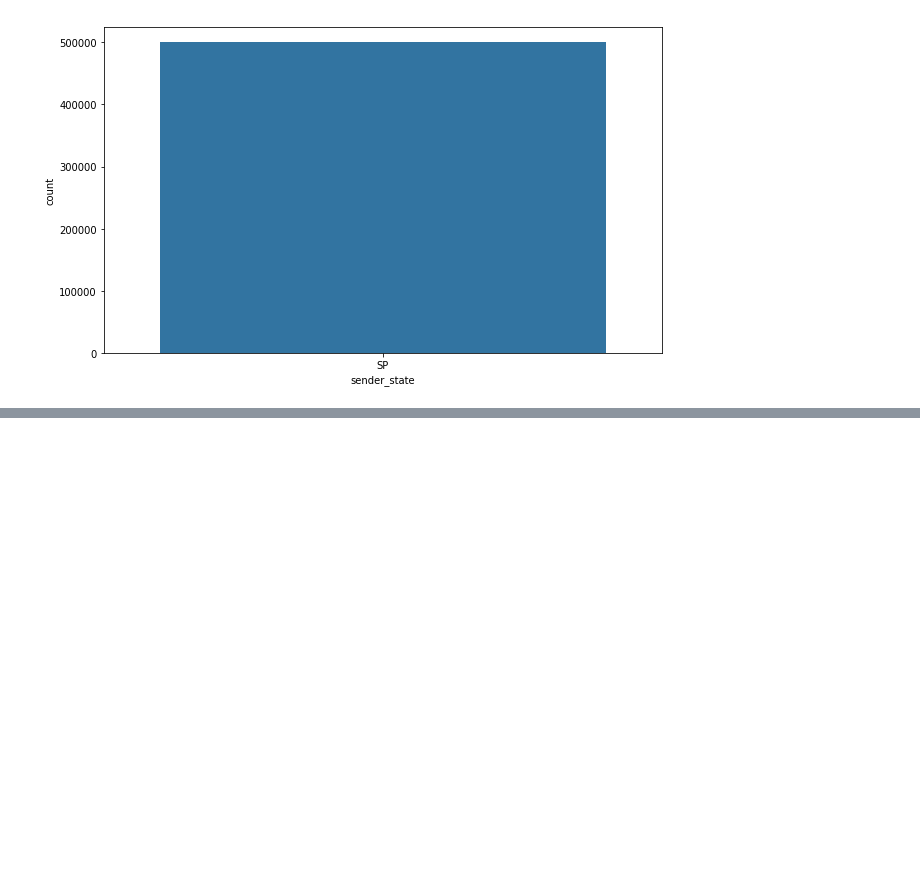
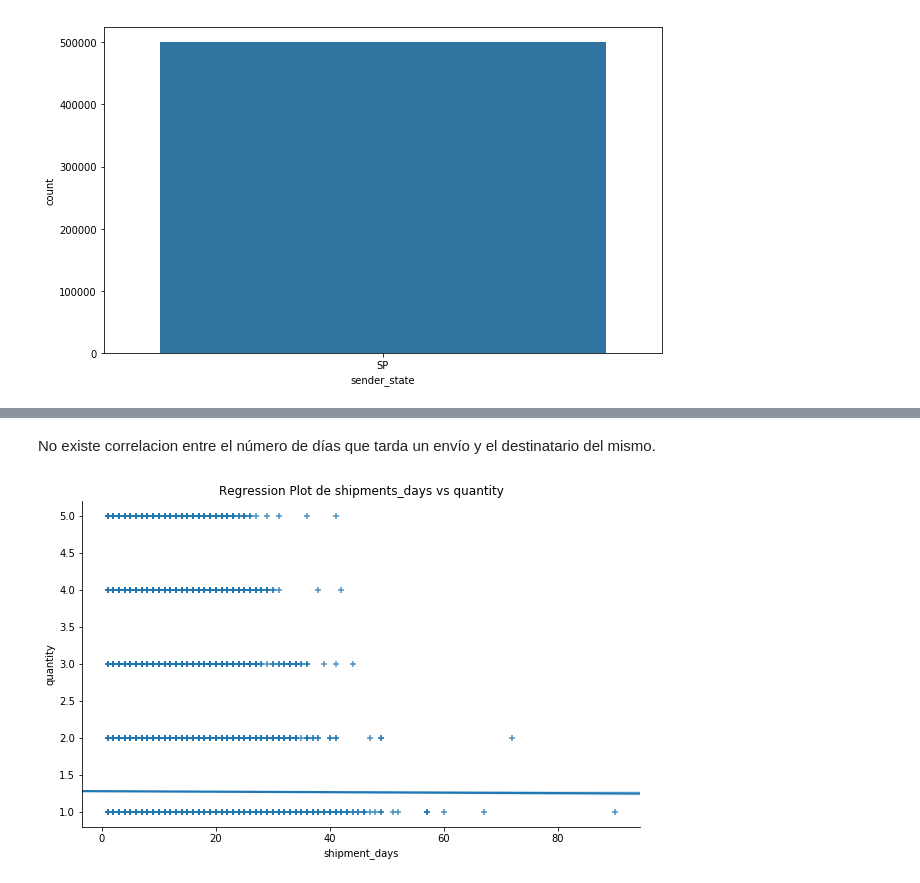
Before and after one commit to cnoeliachaves/diplodatos, a Jupyter notebook: 02_practico.ipynb, the cells around one changed output, grey strips where cells are left out. Cells and saved outputs as stored; diff of their text form; code cells hidden in the pictures; blank space fills up the shorter version.

```diff
--- a/02_practico.ipynb
+++ b/02_practico.ipynb
@@ -339,0 +421,11 @@ seaborn.countplot(data=dataset, x='sender_state')
+# %% [markdown]
+No existe correlacion entre el número de días que tarda un envío y el destinatario del mismo.
+# %%
+plt.figure(figsize=(10,6))
+seaborn.regplot(data=dataset_clean,
+                x='shipment_days', y='quantity',
+                marker='+')
+plt.title('Regression Plot de shipments_days vs quantity')
+seaborn.despine()
+# %% [output]
+[figure, added]
```
Also changed, not shown: parts of 13 cells of this notebook.
